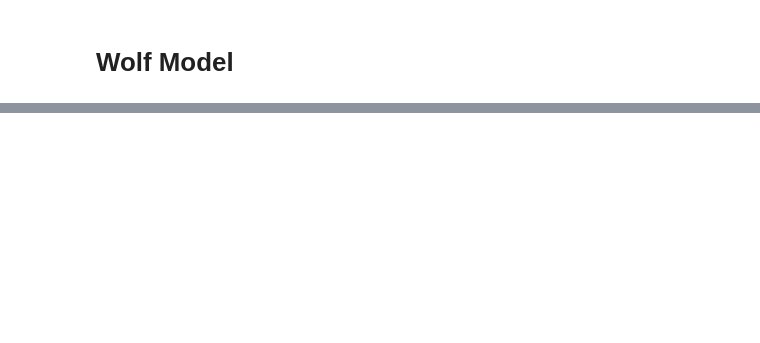
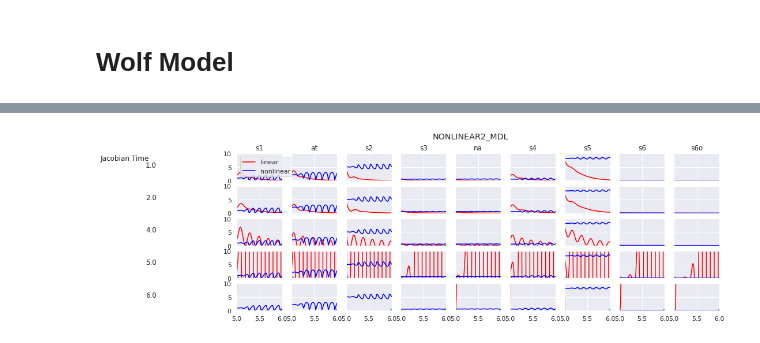
Before and after one commit to ModelEngineering/controlSBML, a Jupyter notebook: notebooks/LinearApproximations.ipynb, the cells around one changed output, grey strips where cells are left out. Cells and saved outputs as stored; diff of their text form; code cells hidden in the pictures; blank space fills up the shorter version.

```diff
--- a/notebooks/LinearApproximations.ipynb
+++ b/notebooks/LinearApproximations.ipynb
@@ -259,0 +258,4 @@ rr.plot(rr.simulate())
+# %%
+evaluateAccuracy(rr, [1, 2, 4, 5, 6], suptitle=name, start_time=5, end_time=6, ymax=10)
+# %% [output]
+[figure, added]
```
Also changed, not shown: parts of 6 cells of this notebook, 2 other files.
